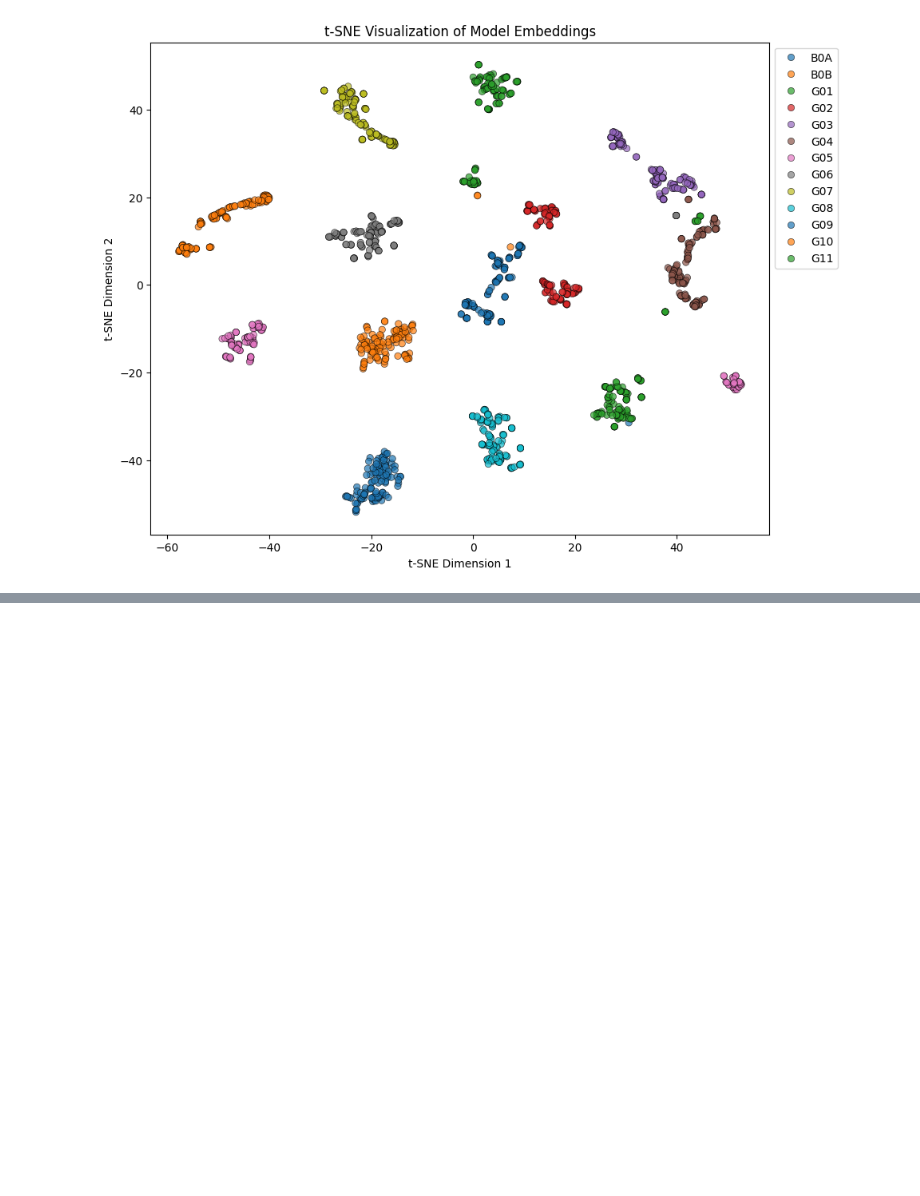
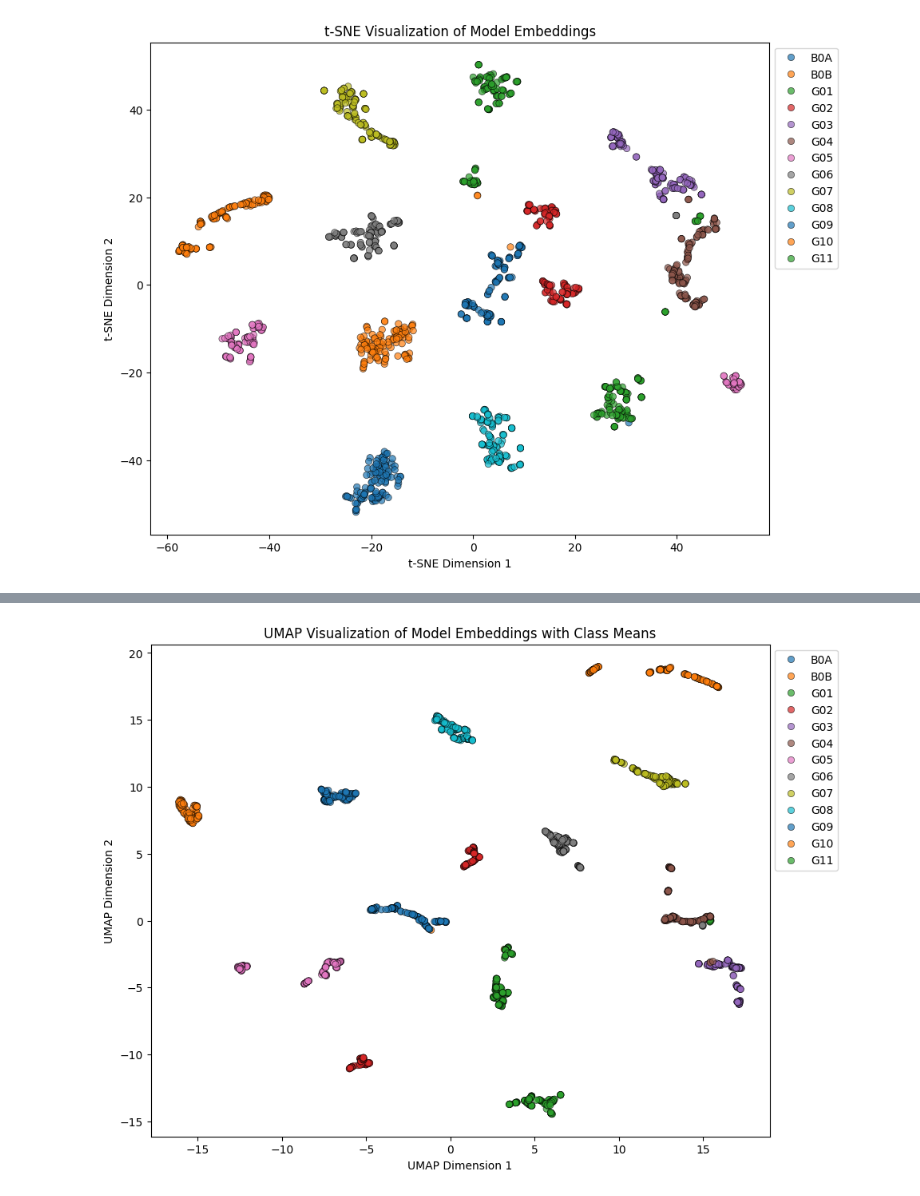
Before and after one commit to ash3327/major-fyp-2024, a Jupyter notebook: lstm/lstm_class_mean.ipynb, the cells around one changed output, grey strips where cells are left out. Cells and saved outputs as stored; diff of their text form; code cells hidden in the pictures; blank space fills up the shorter version.

Commit message:
lstm class mean

```diff
--- a/lstm/lstm_class_mean.ipynb
+++ b/lstm/lstm_class_mean.ipynb
@@ -222,0 +258,62 @@ plt.show()
+# %%
+import umap
+import matplotlib.pyplot as plt
+import seaborn as sns
+import os
+import numpy as np
+import torch
+import pickle
+
+# Collect embeddings and labels
+embeddings = []
+labels = []
+
+for class_name in sorted(os.listdir(data_path)):
+    class_path = os.path.join(data_path, class_name)
+
+    if os.path.isdir(class_path):
+        for file in os.listdir(class_path):
+            if file.endswith('.csv'):
+                file_path = os.path.join(class_path, file)
+                sequence = np.loadtxt(file_path, delimiter=',', dtype=np.float32)
+
+                # Convert to Tensor and add batch dimension
+                sequence = torch.tensor(sequence, dtype=torch.float32).unsqueeze(0).to(device)
+
+                # Pass through model to get embedding
+                with torch.no_grad():
+                    embedding = model(sequence).cpu().numpy().flatten()  # Ensures it's a 1D array
+
+                embeddings.append(embedding)
+                labels.append(class_name)
+
+# Convert to numpy arrays
+embeddings = np.vstack(embeddings)  # Use vstack to ensure correct shape
+labels = np.array(labels)
+
+# Apply UMAP to reduce embeddings to 2D
+umap_model = umap.UMAP(n_components=2, random_state=42)
+umap_points = umap_model.fit_transform(embeddings)
+
+# Compute class means
+class_means = {}
+for class_name in np.unique(labels):
+    class_indices = np.where(labels == class_name)[0]
+    class_mean = np.mean(umap_points[class_indices], axis=0)
+    class_means[class_name] = class_mean
+
+# Plot UMAP results
+plt.figure(figsize=(10, 8))
+sns.scatterplot(x=umap_points[:, 0], y=umap_points[:, 1], hue=labels, palette='tab10', alpha=0.7, edgecolor='k')
+
+# # Mark class means with 'X'
+# for class_name, mean_point in class_means.items():
+#     plt.scatter(mean_point[0], mean_point[1], color='black', marker='x', s=100, label=f"{class_name} Mean")
+
+plt.title("UMAP Visualization of Model Embeddings with Class Means")
+plt.xlabel("UMAP Dimension 1")
+plt.ylabel("UMAP Dimension 2")
+plt.legend(loc='best', bbox_to_anchor=(1, 1))
+plt.show()
+# %% [output]
+[figure, added]
```
Also changed, not shown: parts of 8 cells of this notebook.
